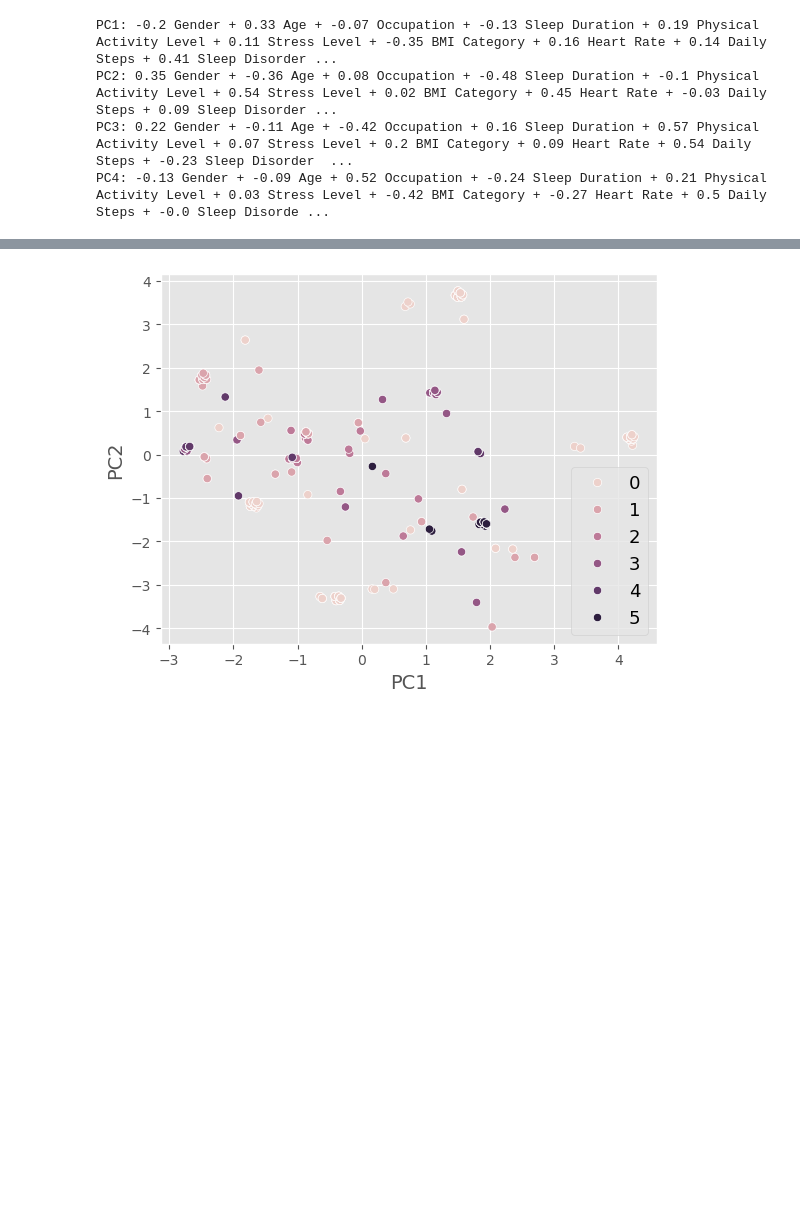
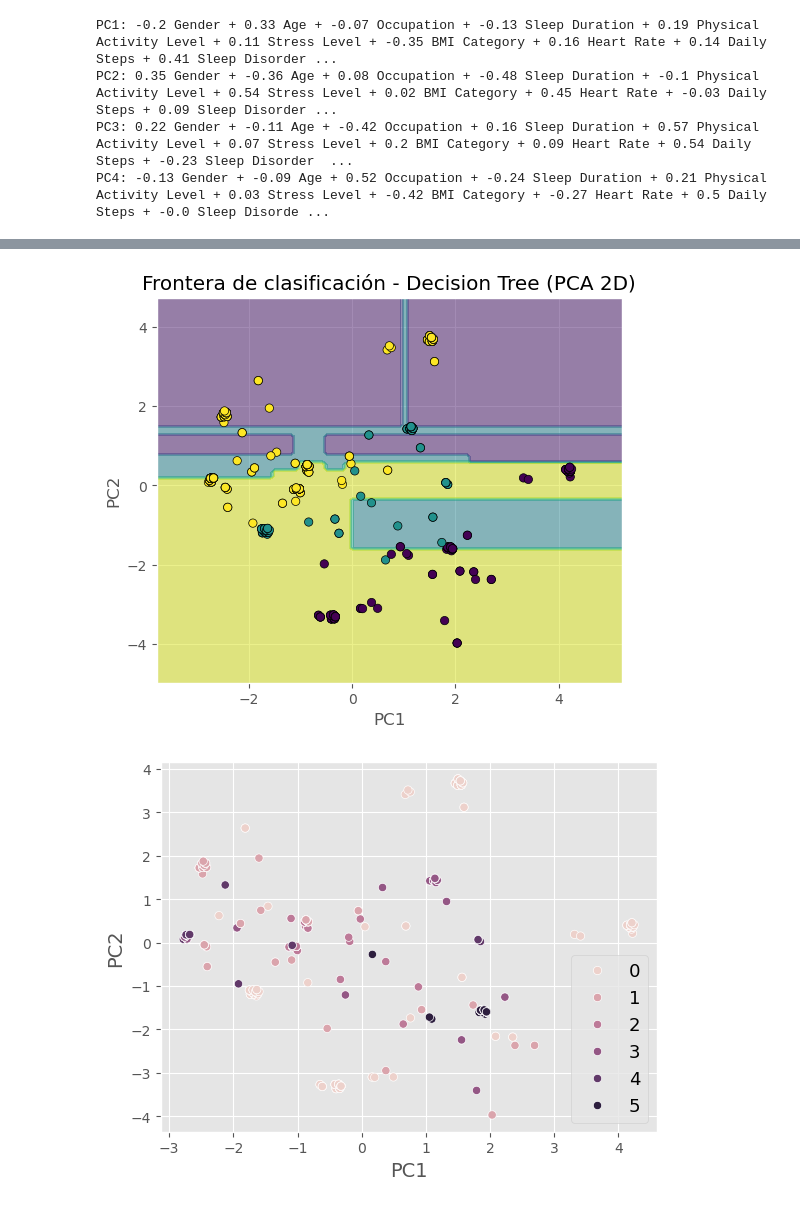
Before and after one commit to Juamops/Reto_F1009, a Jupyter notebook: analysis/pca_from_scratch.ipynb, the cells around one changed output, grey strips where cells are left out. Saved outputs shown, nothing was run; the diff lists cells and outputs as text; code cells hidden in the pictures; blank space fills up the shorter version.

```diff
--- a/analysis/pca_from_scratch.ipynb
+++ b/analysis/pca_from_scratch.ipynb
@@ -146,7 +149,7 @@ X_train_scaled = sc.fit_transform(X_train)
 X_test_scaled  = sc.transform(X_test)
 
 # 4. PCA sobre los datos escalados
-pca = PCA(n_components=1)
+pca = PCA(n_components=2)
 X_train_pca = pca.fit_transform(X_train_scaled)
 X_test_pca  = pca.transform(X_test_scaled)
 
@@ -160,6 +163,6 @@ Variance acumulada retained PCs: 0.3256773229710455
 # %%
 from sklearn.neighbors import KNeighborsClassifier
-knn = KNeighborsClassifier(n_neighbors=10)
+knn = KNeighborsClassifier(n_neighbors=3)
 knn.fit(X_train_pca, y_train.ravel())
 
 y_predictor = knn.predict(X_test_pca)
@@ -167,4 +170,6 @@ y_predictor = knn.predict(X_test_pca)
 print('Predicción        = ', y_predictor)
 print('Valor observado   = ', y_test.ravel())
 print('Score clasificación = ', knn.score(X_test_pca, y_test))
+
+#EL MEJOR, REQUIERE DE 3 VECINOS Y DE 2 PCA
 # %% [output]
@@ -177,0 +205,13 @@ Score clasificación =  0.8
+# %%
+from sklearn.tree import DecisionTreeClassifier
+#===============================================================================
+# ALGORITMO: Decision Tree Classifier
+tree=DecisionTreeClassifier()
+tree.fit(X_train_pca,y_train.ravel())
+y_predictor=tree.predict(X_test_pca)
+print('Comparación de la predicción con la especie observada')
+print('Predicción        = ', y_predictor)
+print('Especie observada = ', y_test.ravel())
+print('Puntuación (score) de la clasificación ', tree.score(X_test_pca, y_test))
+
+# Más ligero que knn
@@ -178,3 +289,39 @@ Score clasificación =  0.8
+# %%
+import numpy as np
+import pandas as pd
+import matplotlib.pyplot as plt
+from matplotlib.colors import ListedColormap
+
+# === Dataset para plotear frontera ===
+X = X_pca  # el resultado 2D del PCA completo (o PC1/PC2)
+
+# Límites de la malla
+x_min, x_max = X[:, 0].min() - 1, X[:, 0].max() + 1
+y_min, y_max = X[:, 1].min() - 1, X[:, 1].max() + 1
+h = 0.1  # resolución
+
+# Malla de puntos
+xx, yy = np.meshgrid(np.arange(x_min, x_max, h),
+                     np.arange(y_min, y_max, h))
+grid = np.c_[xx.ravel(), yy.ravel()]
+
+# Predicción sobre la malla
+Z = tree.predict(grid)
+Z = Z.reshape(xx.shape)
+
+# Colormap sin especificar colores manualmente (excepto si quieres)
+cmap = ListedColormap(['#A0A0A0','#606060','#303030','#000000','#C0C0C0'])  # esto es opcional si no quieres default
+
+# === Gráfico ===
+plt.figure(figsize=(6,5))
+plt.contourf(xx, yy, Z, alpha=0.5)
+plt.scatter(X[:, 0], X[:, 1], c=y, edgecolor='k')
+plt.xlabel("PC1")
+plt.ylabel("PC2")
+plt.title("Frontera de clasificación - Decision Tree (PCA 2D)")
+plt.show()
+# %% [output]
+[figure, added]
 # %%
 # Segunda prediccion: ocupación
 df_ocupacion=df_final.drop(['Occupation'],axis=1)
```
Also changed, not shown: parts of 8 cells of this notebook.
